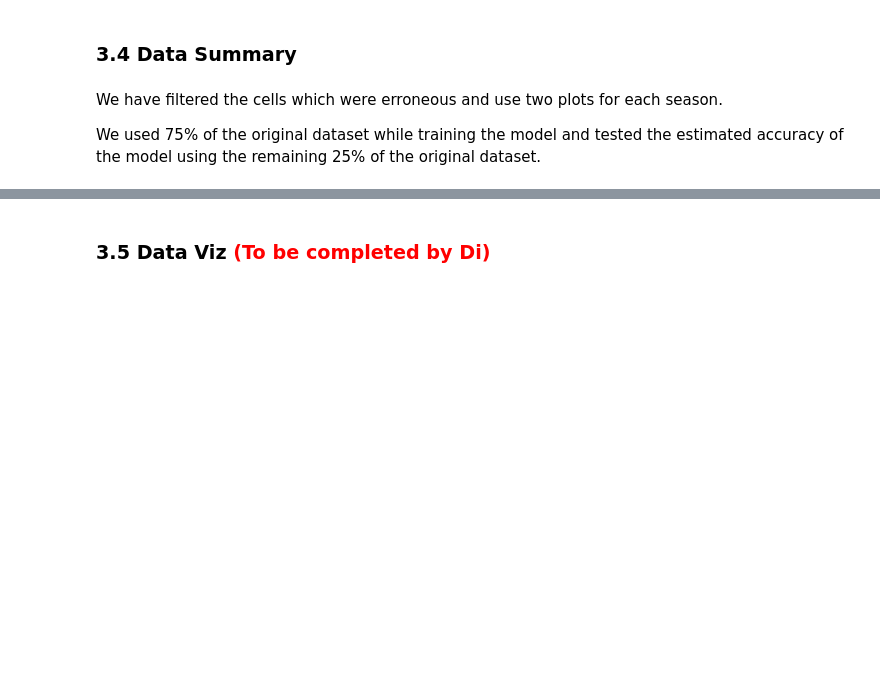
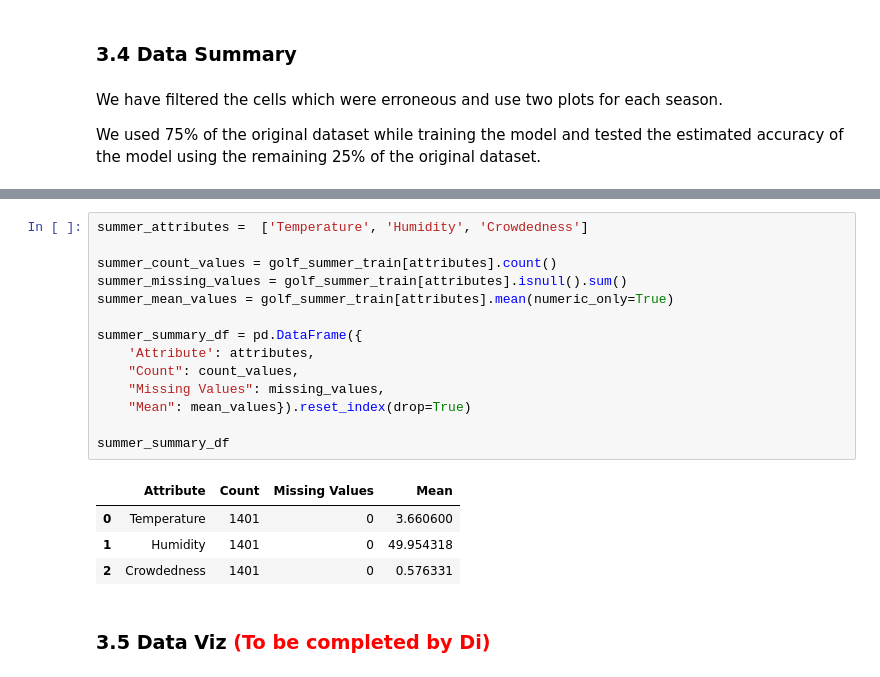
Before and after one commit to DeeHu/dsci-100-group-project, a Jupyter notebook: golf_project_proposal.ipynb, the cells around one changed output, grey strips where cells are left out. Saved outputs shown, nothing was run; the diff lists cells and outputs as text; blank space fills up the shorter version.

```diff
--- a/golf_project_proposal.ipynb
+++ b/golf_project_proposal.ipynb
@@ -230,3 +234,22 @@ summary_df
+# %%
+summer_attributes =  ['Temperature', 'Humidity', 'Crowdedness']
+
+summer_count_values = golf_summer_train[attributes].count()
+summer_missing_values = golf_summer_train[attributes].isnull().sum()
+summer_mean_values = golf_summer_train[attributes].mean(numeric_only=True)
+
+summer_summary_df = pd.DataFrame({
+    'Attribute': attributes,
+    "Count": count_values,
+    "Missing Values": missing_values,
+    "Mean": mean_values}).reset_index(drop=True)
+
+summer_summary_df
+# %% [output]
+|  | Attribute | Count | Missing Values | Mean |
+| 0 | Temperature | 1401 | 0 | 3.660600 |
+| 1 | Humidity | 1401 | 0 | 49.954318 |
+| 2 | Crowdedness | 1401 | 0 | 0.576331 |
 # %% [markdown]
 ### 3.5 Data Viz <span style="color:red">(To be completed by Di)</span>
 # %% [markdown]
```
Also changed, not shown: parts of 3 cells of this notebook.
